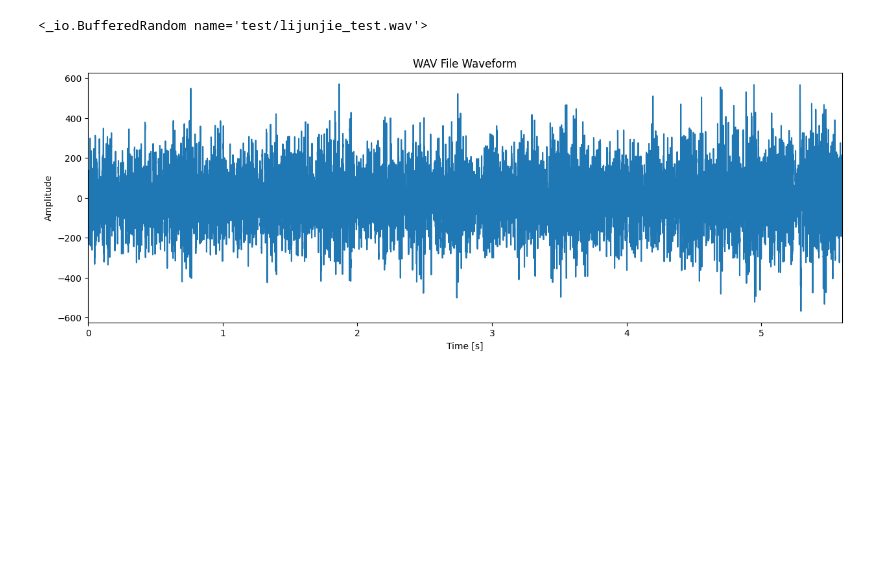
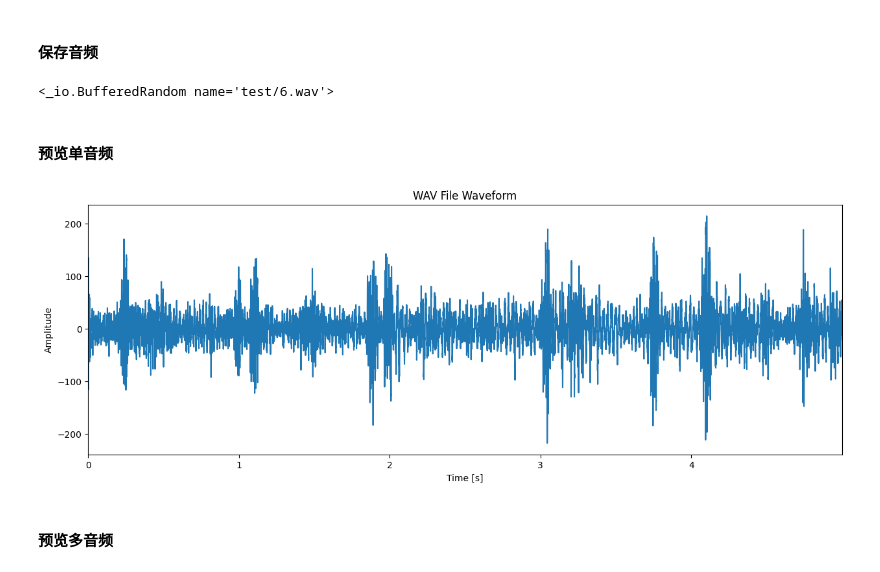
Before and after one commit to JJLibra/Recg-handwritten-signatures, a Jupyter notebook: jupyterlab/分段.ipynb, the cells around one changed output. Drawn from its saved outputs; the diff is of its cells as text; code cells hidden in the pictures; blank space fills up the shorter version.

```diff
--- a/jupyterlab/分段.ipynb
+++ b/jupyterlab/分段.ipynb
@@ -37,26 +11,32 @@ end_time = 7600
 # 切割音频
 cut_sound = sound[start_time:end_time]
+# %% [markdown]
+#### 保存音频
 # %%
-cut_sound.export("test/lijunjie_test.wav", format="wav")
+cut_sound.export("test/6.wav", format="wav")
 # %% [output]
-<_io.BufferedRandom name='test/lijunjie_test.wav'>
+<_io.BufferedRandom name='test/6.wav'>
+# %% [markdown]
+#### 预览单音频
 # %%
 # 读取WAV文件
 samplerate, data = wavfile.read('test/lijunjie_test.wav')
 # %%
 # 读取WAV文件
-samplerate, data = wavfile.read('test/lijunjie_test.wav')
+samplerate, data = wavfile.read('test/6.wav')
 times = np.arange(len(data)) / float(samplerate)
 # 绘制波形图
 plt.figure(figsize=(15, 5))
 plt.plot(times, data)
 plt.title('WAV File Waveform')
 plt.ylabel('Amplitude')
 plt.xlabel('Time [s]')
 plt.xlim(0, times[-1])
 plt.show()
 # %% [output]
-[figure, old version]
+[figure, new version]
+# %% [markdown]
+#### 预览多音频
 # %%
 # 定义包含WAV文件的目录路径
 # wav_directory = 'test/lijunjie'
```
Also changed, not shown: parts of 7 cells of this notebook, 16 other files.
